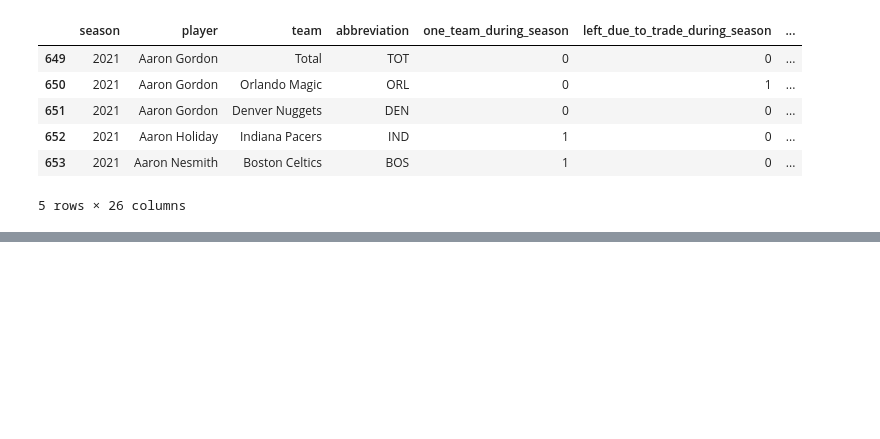
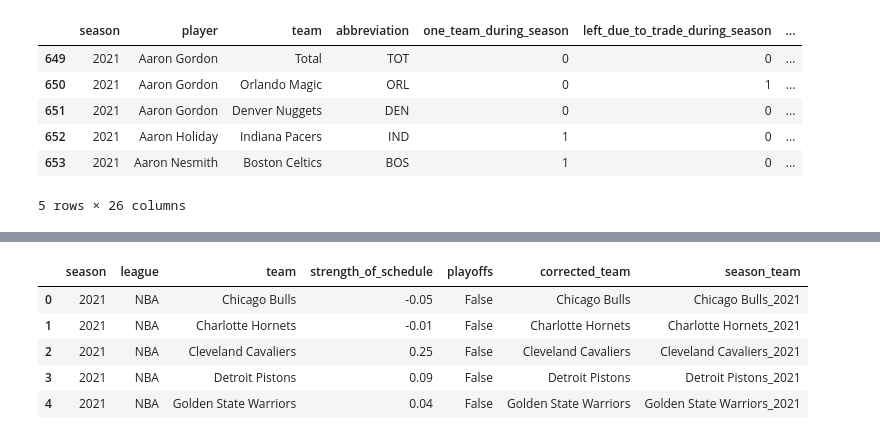
Before and after one commit to civond/NBA-Analysis, a Jupyter notebook: nba_players_teams.ipynb, the cells around one changed output, grey strips where cells are left out. Cells and saved outputs as stored; diff of their text form; code cells hidden in the pictures; blank space fills up the shorter version.

```diff
--- a/nba_players_teams.ipynb
+++ b/nba_players_teams.ipynb
@@ -714,0 +796,48 @@ player_totals_filtered_df.to_csv("resources/player_totals_filtered.csv", sep=','
+# %%
+#several teams are inconsistent between dataframes due to name changes that occurred:
+def change_team_name(team, year):
+    if team == 'Washington Bullets' or team =='Washington Wizards':
+        if year > 1974 and year < 1997:
+            return 'Washington Bullets'
+        elif year >= 1997:
+            return 'Washington Wizards'
+    elif team == 'Vancouver Grizzlies' or team == 'Memphis Grizzlies':
+        if year > 1994 and year < 2001:
+            return 'Vancouver Grizzlies'
+        elif year >= 2001:
+            return 'Memphis Grizzlies'
+    elif team == 'Kansas City Kings' or team == 'Sacramento Kings':
+        if year > 1975 and year <= 1984:
+            return 'Kansas City Kings'
+        elif year > 1984:
+            return 'Sacramento Kings'
+    elif team == 'San Diego Clippers' or team  == 'Los Angeles Clippers':
+        if year >= 1978 and year < 1984:
+            return 'San Diego Clippers'
+        elif year >= 1984:
+            return 'Los Angeles Clippers'
+    elif team == 'New Orleans Jazz' or team == 'Utah Jazz':
+        if year >=1974 and year < 1979:
+            return 'New Orleans Jazz'
+        elif year >=1979:
+            return 'Utah Jazz'
+    else:
+        return team
+#Add a column with the corrected teams referenced in the function above to team_summary_filtered_df:
+team_summary_filtered_df['corrected_team'] = team_summary_filtered_df.apply(lambda x: change_team_name(
+x.team, x.season), axis=1)
+#Add a column with corrected teams referenced in the function above to merged_df
+merged_df['corrected_team'] = merged_df.apply(lambda x: change_team_name(x.team_x, x.season_x), axis=1)
+# %%
+#Before merging team_summary into this df, appropriate columns of unique values need to be created again:
+team_summary_filtered_df['season_team'] = (team_summary_filtered_df['corrected_team'] + '_'
++ team_summary_filtered_df['season'].map(str))
+
+team_summary_filtered_df.head()
+# %% [output]
+|  | season | league | team | strength_of_schedule | playoffs | corrected_team | season_team |
+| 0 | 2021 | NBA | Chicago Bulls | -0.05 | False | Chicago Bulls | Chicago Bulls_2021 |
+| 1 | 2021 | NBA | Charlotte Hornets | -0.01 | False | Charlotte Hornets | Charlotte Hornets_2021 |
+| 2 | 2021 | NBA | Cleveland Cavaliers | 0.25 | False | Cleveland Cavaliers | Cleveland Cavaliers_2021 |
+| 3 | 2021 | NBA | Detroit Pistons | 0.09 | False | Detroit Pistons | Detroit Pistons_2021 |
+| 4 | 2021 | NBA | Golden State Warriors | 0.04 | False | Golden State Warriors | Golden State Warriors_2021 |
```
Also changed, not shown: parts of 56 cells of this notebook, 3 other files.
